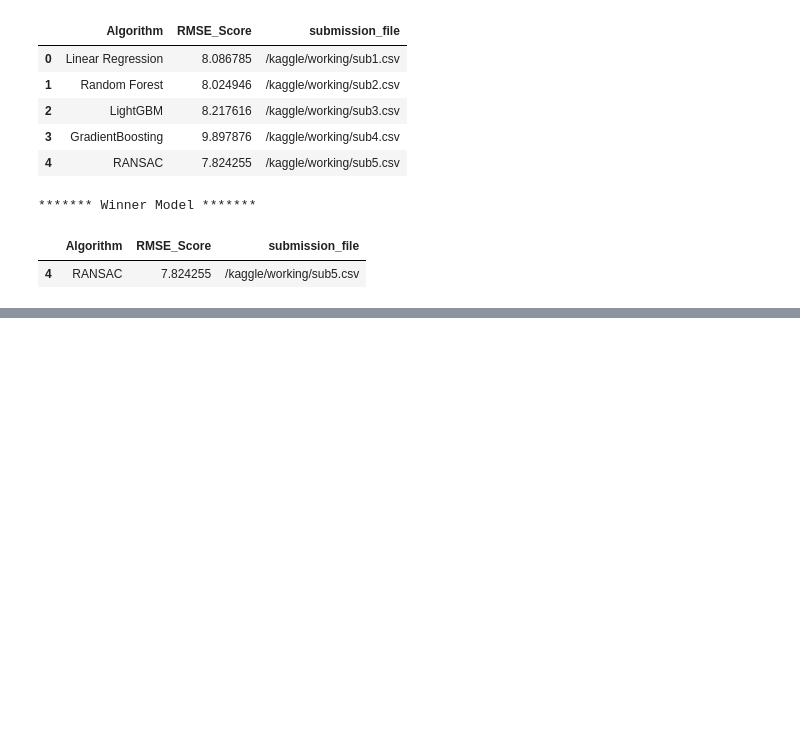
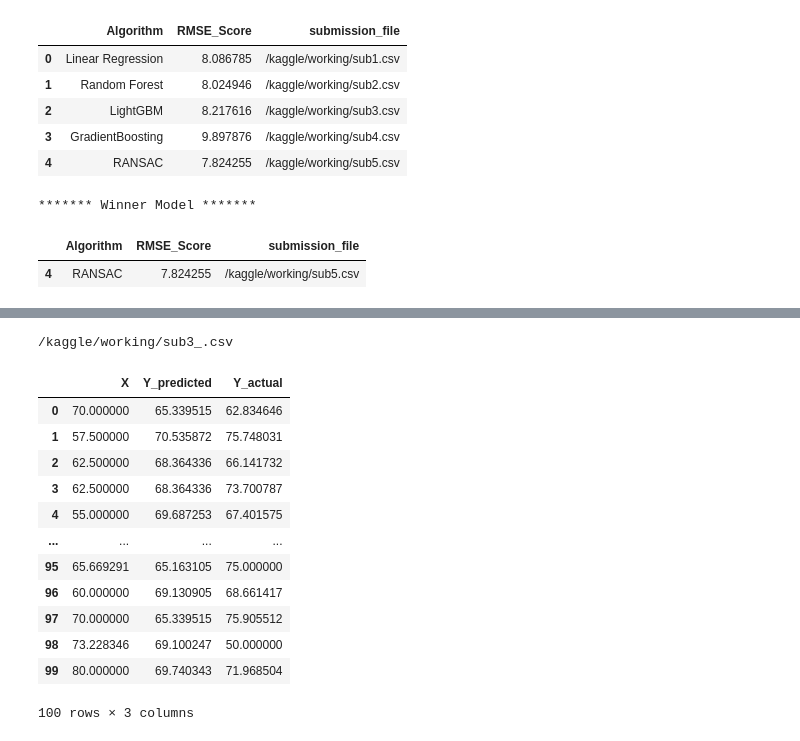
Before and after one commit to halfbloodprince16/ITS-ML-Challenge, a Jupyter notebook: P1/itsc-ml-P.ipynb, the cells around one changed output, grey strips where cells are left out. Saved outputs shown, nothing was run; the diff lists cells and outputs as text; code cells hidden in the pictures; blank space fills up the shorter version.

```diff
--- a/P1/itsc-ml-P.ipynb
+++ b/P1/itsc-ml-P.ipynb
@@ -323,6 +388,25 @@ display(scores[scores['RMSE_Score'] == min(scores['RMSE_Score'])])
 # %%
 winner = scores[scores['RMSE_Score'] == min(scores['RMSE_Score'])]['submission_file']
+print("/kaggle/working/"+winner.values[0].path)
+# %% [output]
+/kaggle/working/sub3_.csv
 # %%
 plot_df = pd.read_csv("/kaggle/working/"+winner.values[0].path)
+
+display(plot_df)
+# %% [output]
+|  | X | Y_predicted | Y_actual |
+| 0 | 70.000000 | 65.339515 | 62.834646 |
+| 1 | 57.500000 | 70.535872 | 75.748031 |
+| 2 | 62.500000 | 68.364336 | 66.141732 |
+| 3 | 62.500000 | 68.364336 | 73.700787 |
+| 4 | 55.000000 | 69.687253 | 67.401575 |
+| ... | ... | ... | ... |
+| 95 | 65.669291 | 65.163105 | 75.000000 |
+| 96 | 60.000000 | 69.130905 | 68.661417 |
+| 97 | 70.000000 | 65.339515 | 75.905512 |
+| 98 | 73.228346 | 69.100247 | 50.000000 |
+| 99 | 80.000000 | 69.740343 | 71.968504 |
+100 rows × 3 columns
 # %%
 sns.lineplot(x = "X",
```
Also changed, not shown: parts of 12 cells of this notebook.
